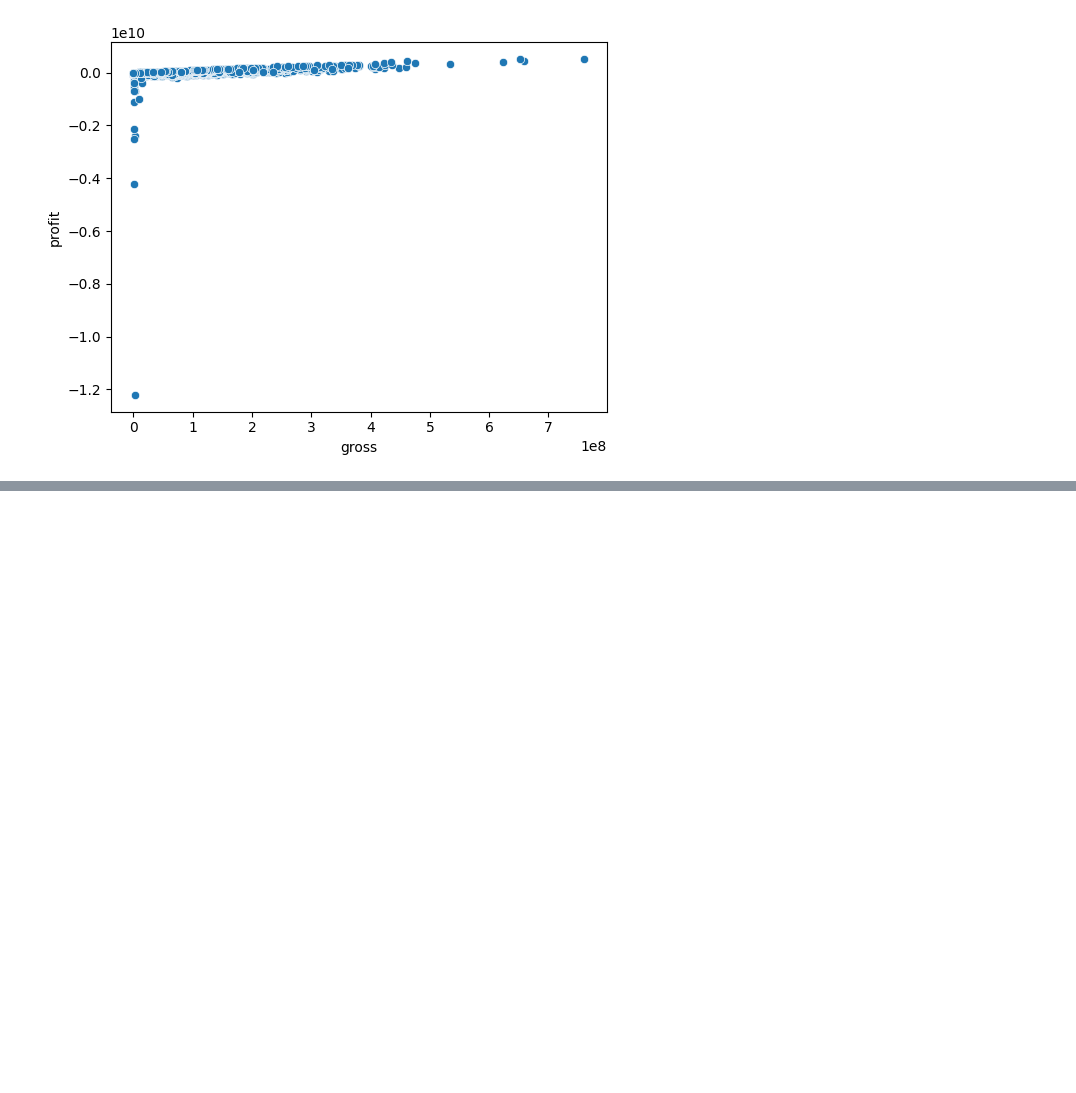
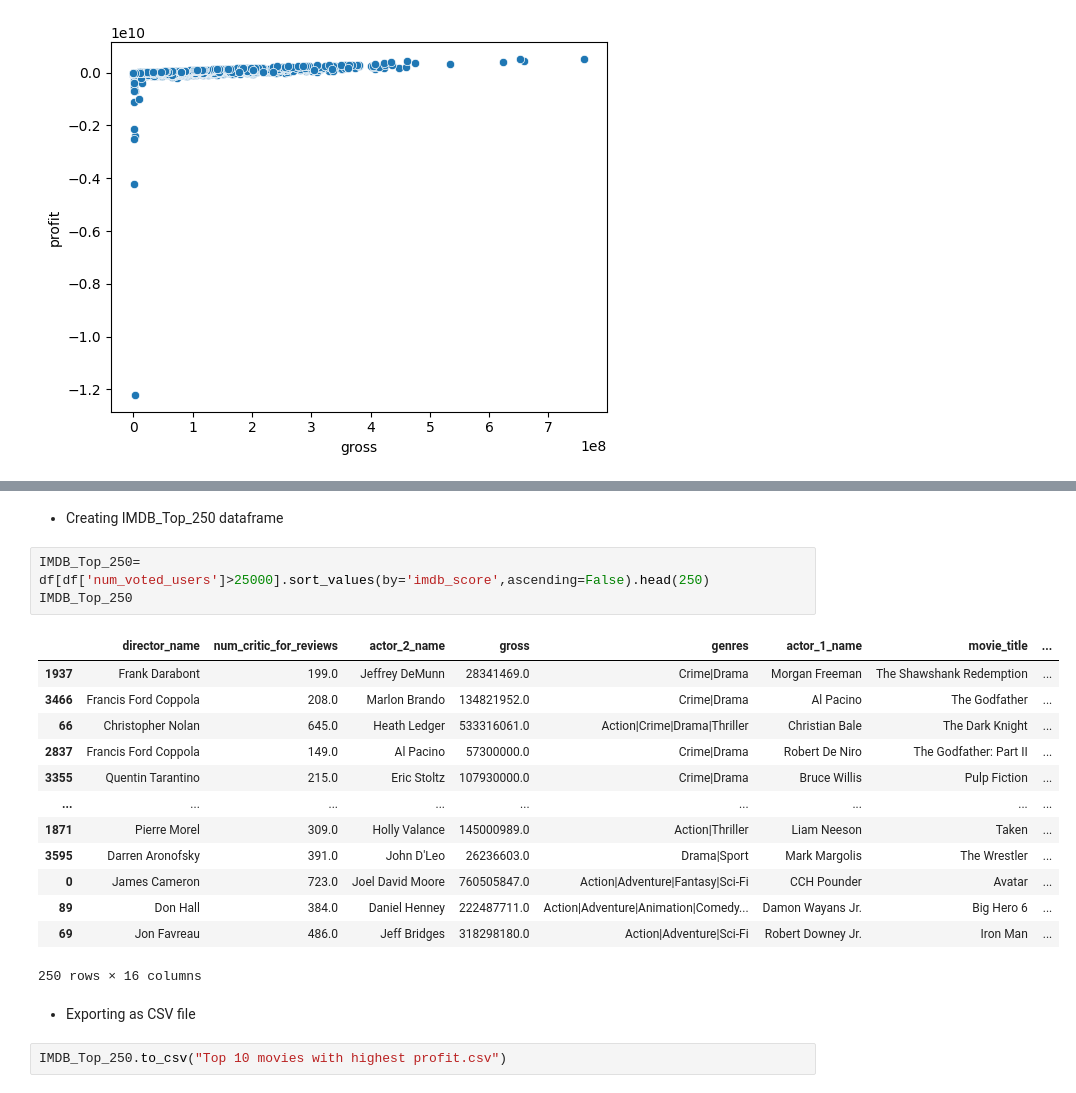
Before and after one commit to nanoCHI/IMDB-Movie-Analysis, a Jupyter notebook: IMDB_Movie_Analysis.ipynb, the cells around one changed output, grey strips where cells are left out. Drawn from its saved outputs; the diff is of its cells as text; blank space fills up the shorter version.

```diff
--- a/IMDB_Movie_Analysis.ipynb
+++ b/IMDB_Movie_Analysis.ipynb
@@ -151,0 +162,23 @@ sns.scatterplot(x=df['gross'], y=df['profit'])
+# %% [markdown]
+* Creating IMDB_Top_250 dataframe
+# %%
+IMDB_Top_250= df[df['num_voted_users']>25000].sort_values(by='imdb_score',ascending=False).head(250)
+IMDB_Top_250
+# %% [output]
+|  | director_name | num_critic_for_reviews | actor_2_name | gross | genres | actor_1_name | movie_title | ... |
+| 1937 | Frank Darabont | 199.0 | Jeffrey DeMunn | 28341469.0 | Crime|Drama | Morgan Freeman | The Shawshank Redemption | ... |
+| 3466 | Francis Ford Coppola | 208.0 | Marlon Brando | 134821952.0 | Crime|Drama | Al Pacino | The Godfather | ... |
+| 66 | Christopher Nolan | 645.0 | Heath Ledger | 533316061.0 | Action|Crime|Drama|Thriller | Christian Bale | The Dark Knight | ... |
+| 2837 | Francis Ford Coppola | 149.0 | Al Pacino | 57300000.0 | Crime|Drama | Robert De Niro | The Godfather: Part II | ... |
+| 3355 | Quentin Tarantino | 215.0 | Eric Stoltz | 107930000.0 | Crime|Drama | Bruce Willis | Pulp Fiction | ... |
+| ... | ... | ... | ... | ... | ... | ... | ... | ... |
+| 1871 | Pierre Morel | 309.0 | Holly Valance | 145000989.0 | Action|Thriller | Liam Neeson | Taken | ... |
+| 3595 | Darren Aronofsky | 391.0 | John D'Leo | 26236603.0 | Drama|Sport | Mark Margolis | The Wrestler | ... |
+| 0 | James Cameron | 723.0 | Joel David Moore | 760505847.0 | Action|Adventure|Fantasy|Sci-Fi | CCH Pounder | Avatar | ... |
+| 89 | Don Hall | 384.0 | Daniel Henney | 222487711.0 | Action|Adventure|Animation|Comedy... | Damon Wayans Jr. | Big Hero 6 | ... |
+| 69 | Jon Favreau | 486.0 | Jeff Bridges | 318298180.0 | Action|Adventure|Sci-Fi | Robert Downey Jr. | Iron Man | ... |
+250 rows × 16 columns
+# %% [markdown]
+* Exporting as CSV file
+# %%
+IMDB_Top_250.to_csv("Top 10 movies with highest profit.csv")
```
Also changed, not shown: parts of 9 cells of this notebook.
